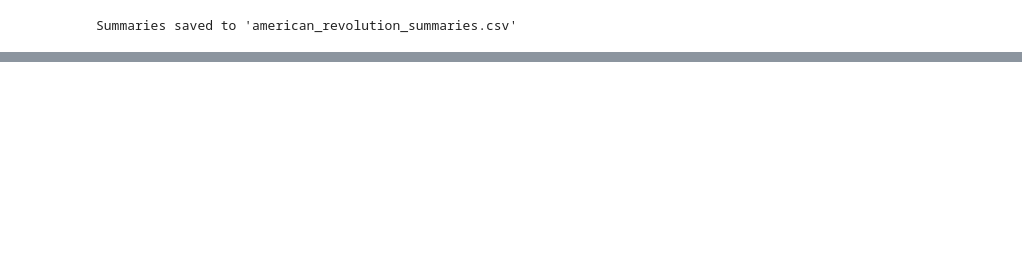
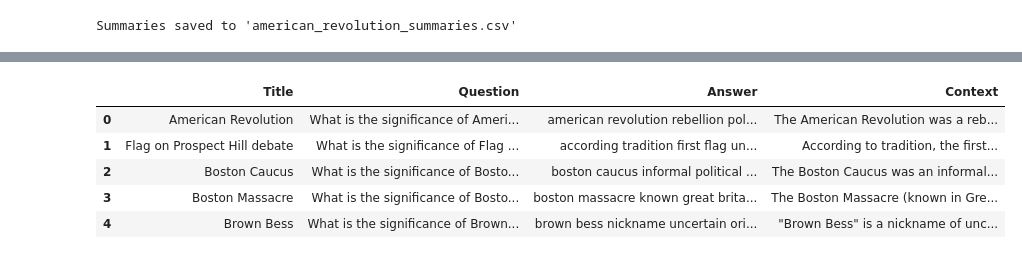
Before and after one commit to dazzirous/Final_Project, a Jupyter notebook: wikipedia_api.ipynb, the cells around one changed output, grey strips where cells are left out. Cells and saved outputs as stored; diff of their text form; code cells hidden in the pictures; blank space fills up the shorter version.

Commit message:
Added second method for searching Wikipedia api and created df_qa_corpus and american_revolution_qa_corpus.csv

```diff
--- a/wikipedia_api.ipynb
+++ b/wikipedia_api.ipynb
@@ -225,0 +378,10 @@ Summaries saved to 'american_revolution_summaries.csv'
+# %%
+# check df_qa_corpus
+df_qa_corpus.head()
+# %% [output]
+|  | Title | Question | Answer | Context |
+| 0 | American Revolution | What is the significance of Ameri... | american revolution rebellion pol... | The American Revolution was a reb... |
+| 1 | Flag on Prospect Hill debate | What is the significance of Flag ... | according tradition first flag un... | According to tradition, the first... |
+| 2 | Boston Caucus | What is the significance of Bosto... | boston caucus informal political ... | The Boston Caucus was an informal... |
+| 3 | Boston Massacre | What is the significance of Bosto... | boston massacre known great brita... | The Boston Massacre (known in Gre... |
+| 4 | Brown Bess | What is the significance of Brown... | brown bess nickname uncertain ori... | "Brown Bess" is a nickname of unc... |
```
Also changed, not shown: parts of 9 cells of this notebook, 1 other file.
